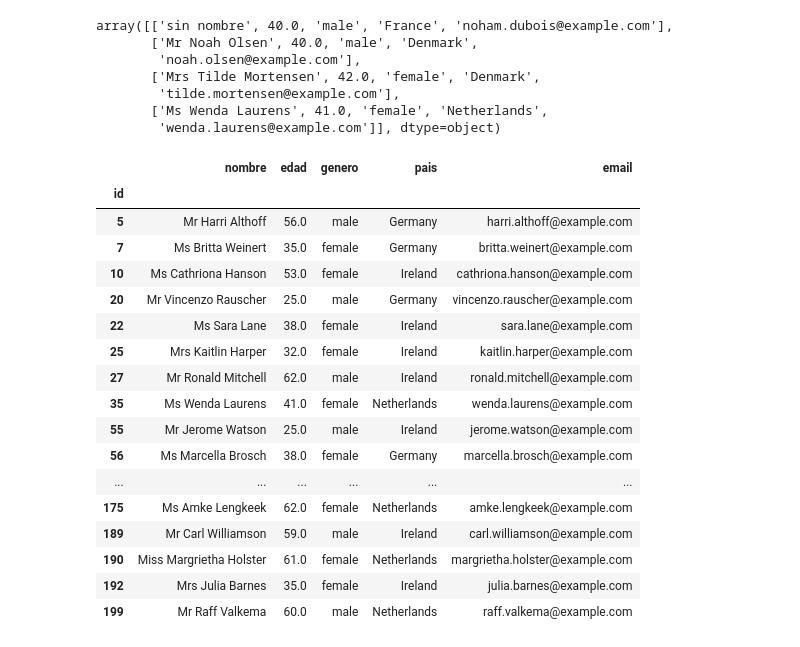
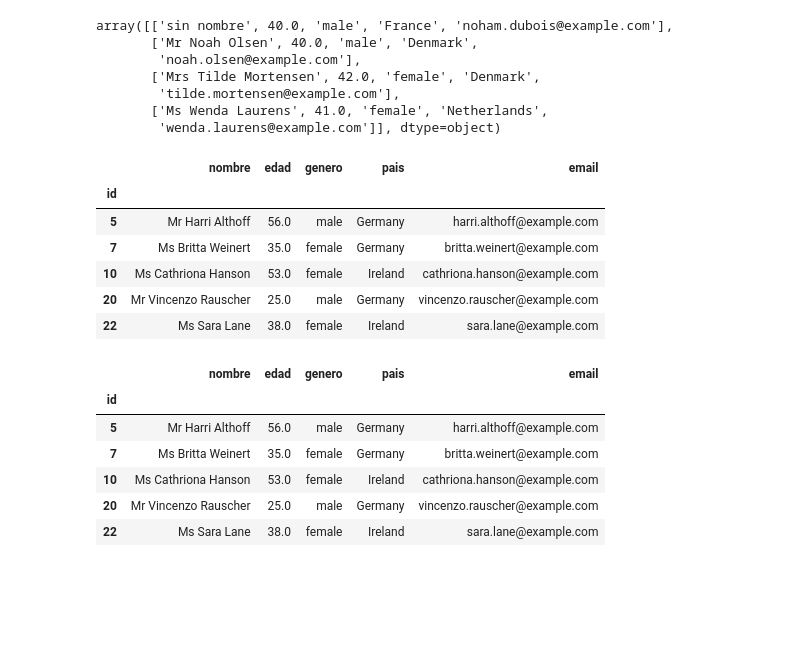
Before and after one commit to GersonVis/Tecnicas-de-IA, a Jupyter notebook: pandas.ipynb, the cells around one changed output. Cells and saved outputs as stored; diff of their text form; code cells hidden in the pictures; blank space fills up the shorter version.

```diff
--- a/pandas.ipynb
+++ b/pandas.ipynb
@@ -606,26 +604,26 @@ array([['sin nombre', 40.0, 'male', 'France', 'noham.dubois@example.com'],
         'wenda.laurens@example.com']], dtype=object)
 # %%
 ## obtener todos las personas que sean mayores de 18 años de los paises de France, Germany e Italy
-dataframe[(dataframe["edad"]>=18)&((dataframe["pais"]=="Germany")|(dataframe["pais"]=="Netherlands")|(dataframe["pais"]=="Ireland"))]
+dataframe[(dataframe["edad"]>=18)&((dataframe["pais"]=="Germany")|(dataframe["pais"]=="Netherlands")|(dataframe["pais"]=="Ireland"))].head(5)
 # %% [output]
 |  | nombre | edad | genero | pais | email |
 | id |  |  |  |  |  |
 | 5 | Mr Harri Althoff | 56.0 | male | Germany | harri.althoff@example.com |
 | 7 | Ms Britta Weinert | 35.0 | female | Germany | britta.weinert@example.com |
 | 10 | Ms Cathriona Hanson | 53.0 | female | Ireland | cathriona.hanson@example.com |
 | 20 | Mr Vincenzo Rauscher | 25.0 | male | Germany | vincenzo.rauscher@example.com |
 | 22 | Ms Sara Lane | 38.0 | female | Ireland | sara.lane@example.com |
-| 25 | Mrs Kaitlin Harper | 32.0 | female | Ireland | kaitlin.harper@example.com |
-| 27 | Mr Ronald Mitchell | 62.0 | male | Ireland | ronald.mitchell@example.com |
-| 35 | Ms Wenda Laurens | 41.0 | female | Netherlands | wenda.laurens@example.com |
-| 55 | Mr Jerome Watson | 25.0 | male | Ireland | jerome.watson@example.com |
-| 56 | Ms Marcella Brosch | 38.0 | female | Germany | marcella.brosch@example.com |
-| ... | ... | ... | ... | ... | ... |
-| 175 | Ms Amke Lengkeek | 62.0 | female | Netherlands | amke.lengkeek@example.com |
-| 189 | Mr Carl Williamson | 59.0 | male | Ireland | carl.williamson@example.com |
-| 190 | Miss Margrietha Holster | 61.0 | female | Netherlands | margrietha.holster@example.com |
-| 192 | Mrs Julia Barnes | 35.0 | female | Ireland | julia.barnes@example.com |
-| 199 | Mr Raff Valkema | 60.0 | male | Netherlands | raff.valkema@example.com |
 # %%
 ## otra forma de poder hacer multiples consulas es crear un array con las opiones permitidas
 ## array de opciones
+paises_busqueda=["Germany", "Ireland", "Netherlands"]
+## consutla con condiciones
+dataframe[(dataframe["edad"]>=18)&(dataframe["pais"].isin(paises_busqueda))].head(5)
+# %% [output]
+|  | nombre | edad | genero | pais | email |
+| id |  |  |  |  |  |
+| 5 | Mr Harri Althoff | 56.0 | male | Germany | harri.althoff@example.com |
+| 7 | Ms Britta Weinert | 35.0 | female | Germany | britta.weinert@example.com |
+| 10 | Ms Cathriona Hanson | 53.0 | female | Ireland | cathriona.hanson@example.com |
+| 20 | Mr Vincenzo Rauscher | 25.0 | male | Germany | vincenzo.rauscher@example.com |
+| 22 | Ms Sara Lane | 38.0 | female | Ireland | sara.lane@example.com |
```
Also changed, not shown: parts of 26 cells of this notebook, 1 other file.
